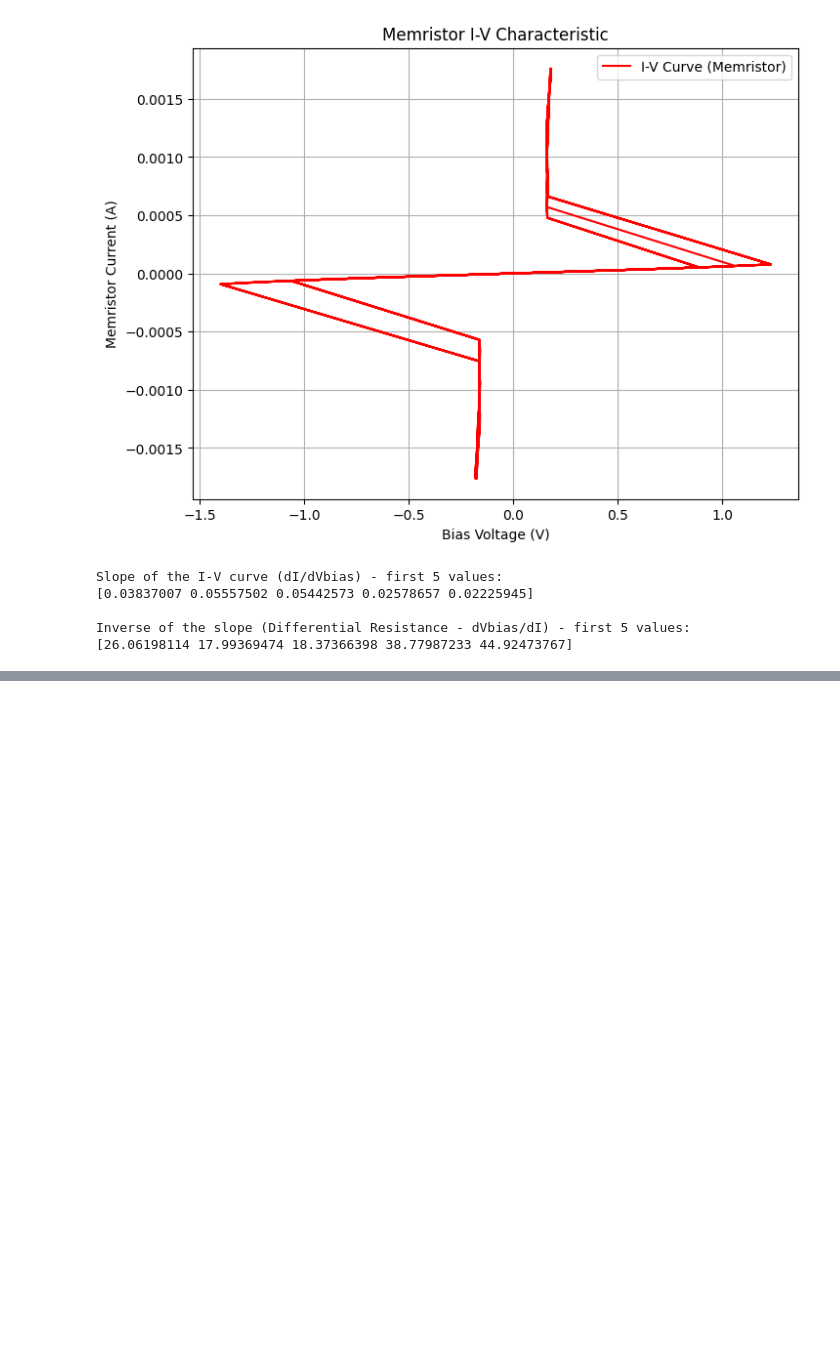
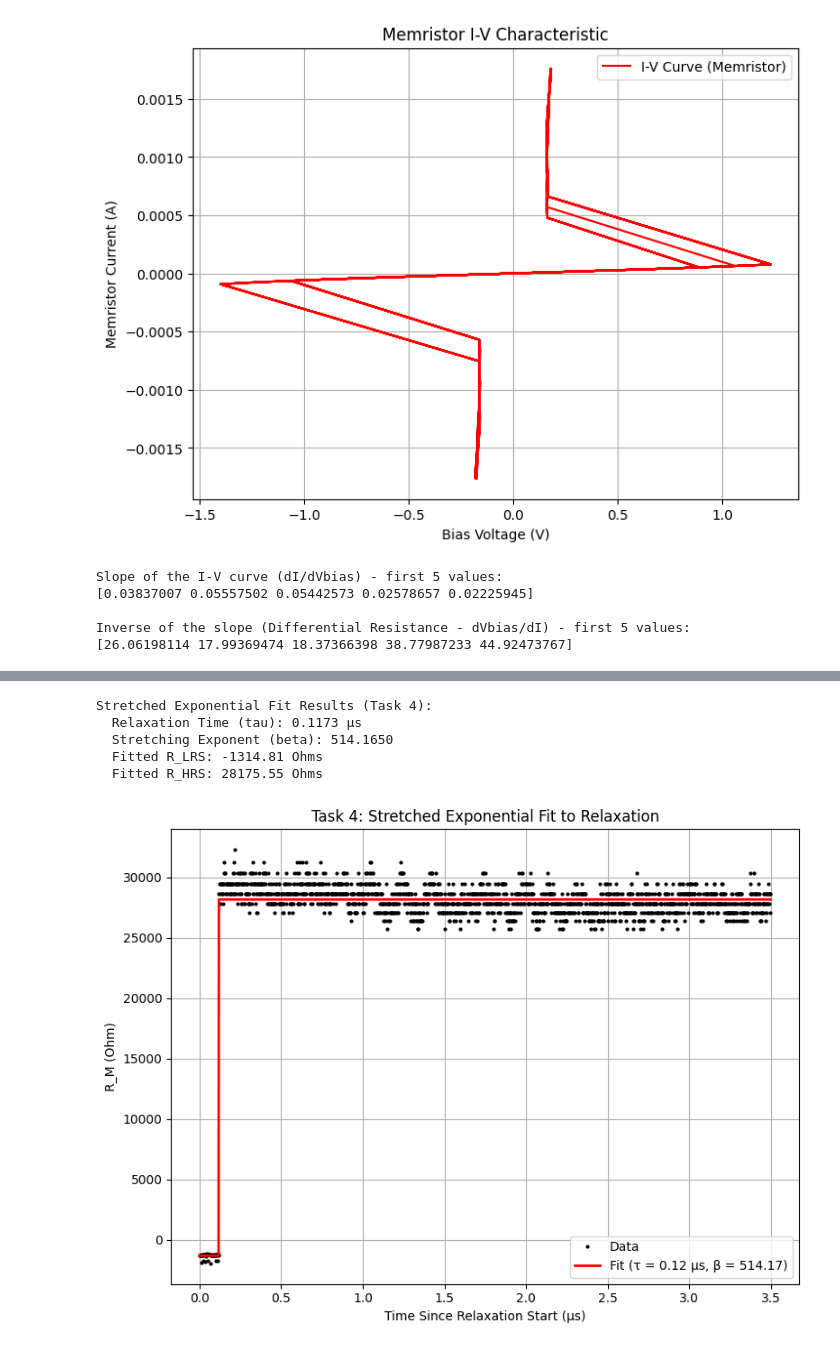
Before and after one commit to peti12352/physeng_lab_reports, a Jupyter notebook: courses/nano/neuro/data/meas_app/ketpaneles_meroprogram/analyze_memristor_data.ipynb, the cells around one changed output, grey strips where cells are left out. Cells and saved outputs as stored; diff of their text form; code cells hidden in the pictures; blank space fills up the shorter version.

```diff
--- a/courses/nano/neuro/data/meas_app/ketpaneles_meroprogram/analyze_memristor_data.ipynb
+++ b/courses/nano/neuro/data/meas_app/ketpaneles_meroprogram/analyze_memristor_data.ipynb
@@ -254,3 +548,79 @@ else:
+# %%
+# Task 4 (Advanced): Stretched Exponential Fit for Relaxation Dynamics
+import pandas as pd
+import numpy as np
+import matplotlib.pyplot as plt
+from scipy.optimize import curve_fit
+
+# --- Define the Stretched Exponential Function ---
+def stretched_exponential(t, R_lrs, R_hrs, tau, beta):
+    return R_hrs - (R_hrs - R_lrs) * np.exp(-((t / tau)**beta))
+
+# --- Load and Process Data ---
+df = pd.read_csv('switchstayon.csv', skiprows=10)
+dt = 2e-9
+t_raw = (df['index'].values - 1) * dt
+VIN = df['CH2_Voltage(mV)'].values * 1e-3
+Vtrans = df['CH1_Voltage(mV)'].values * 1e-3
+mask = np.abs(Vtrans) > 1e-6
+t_masked = t_raw[mask]
+VIN = VIN[mask]
+Vtrans = Vtrans[mask]
+RM = 2 * 50 * (VIN / Vtrans - 1.0)
+
+# --- Select Data for Fitting ---
+# Isolate the relaxation part of the curve (the sharp rise)
+# Start fitting from just before the rise to the end
+fit_start_time_us = 196.5
+fit_mask = (t_masked * 1e6) >= fit_start_time_us
+t_fit = t_masked[fit_mask]
+r_fit = RM[fit_mask]
+
+# Normalize time for better fit stability
+t_norm = t_fit - t_fit[0]
+
+# --- Perform the Fit ---
+# Initial guesses for parameters: R_lrs, R_hrs, tau, beta
+# Estimate R_lrs and R_hrs from the data before and after the transition
+r_lrs_guess = np.median(RM[(t_masked * 1e6 > 190) & (t_masked * 1e6 < 195)])
+r_hrs_guess = np.median(RM[t_masked * 1e6 > 198])
+initial_guesses = [r_lrs_guess, r_hrs_guess, 0.5e-6, 1.0]
+
+try:
+    popt, pcov = curve_fit(stretched_exponential, t_norm, r_fit, p0=initial_guesses, maxfev=5000)
+    R_lrs_fit, R_hrs_fit, tau_fit, beta_fit = popt
+
+    print("Stretched Exponential Fit Results (Task 4):")
+    print(f"  Relaxation Time (tau): {tau_fit * 1e6:.4f} µs")
+    print(f"  Stretching Exponent (beta): {beta_fit:.4f}")
+    print(f"  Fitted R_LRS: {R_lrs_fit:.2f} Ohms")
+    print(f"  Fitted R_HRS: {R_hrs_fit:.2f} Ohms")
+
+    # --- Plot the Data and Fit ---
+    fig, ax = plt.subplots(figsize=(8, 6))
+    ax.plot(t_norm * 1e6, r_fit, 'k.', label='Data', markersize=4)
+    ax.plot(t_norm * 1e6, stretched_exponential(t_norm, *popt), 'r-', label=f'Fit (τ = {tau_fit*1e6:.2f} µs, β = {beta_fit:.2f})', linewidth=2)
+    ax.set_xlabel('Time Since Relaxation Start (µs)')
+    ax.set_ylabel('R_M (Ohm)')
+    ax.set_title('Task 4: Stretched Exponential Fit to Relaxation')
+    ax.grid(True)
+    ax.legend()
+    plt.tight_layout()
+
+    # Save and show the figure
+    fig.savefig('docs/task4_stretched_exp_fit.png', dpi=300)
+    plt.show()
+
+except RuntimeError:
+    print("Fit did not converge. The data may be too noisy or the initial guesses are poor.")
+    print("This can happen if the relaxation is very sharp (step-like).")
+# %% [output]
+Stretched Exponential Fit Results (Task 4):
+  Relaxation Time (tau): 0.1173 µs
+  Stretching Exponent (beta): 514.1650
+  Fitted R_LRS: -1314.81 Ohms
+  Fitted R_HRS: 28175.55 Ohms
+[figure, added]
 # %%
 # Task 5: VO2 Oscillator evaluation (current via 50 Ω shunt)
 import pandas as pd
```
Also changed, not shown: parts of 8 cells of this notebook, 20 other files.
